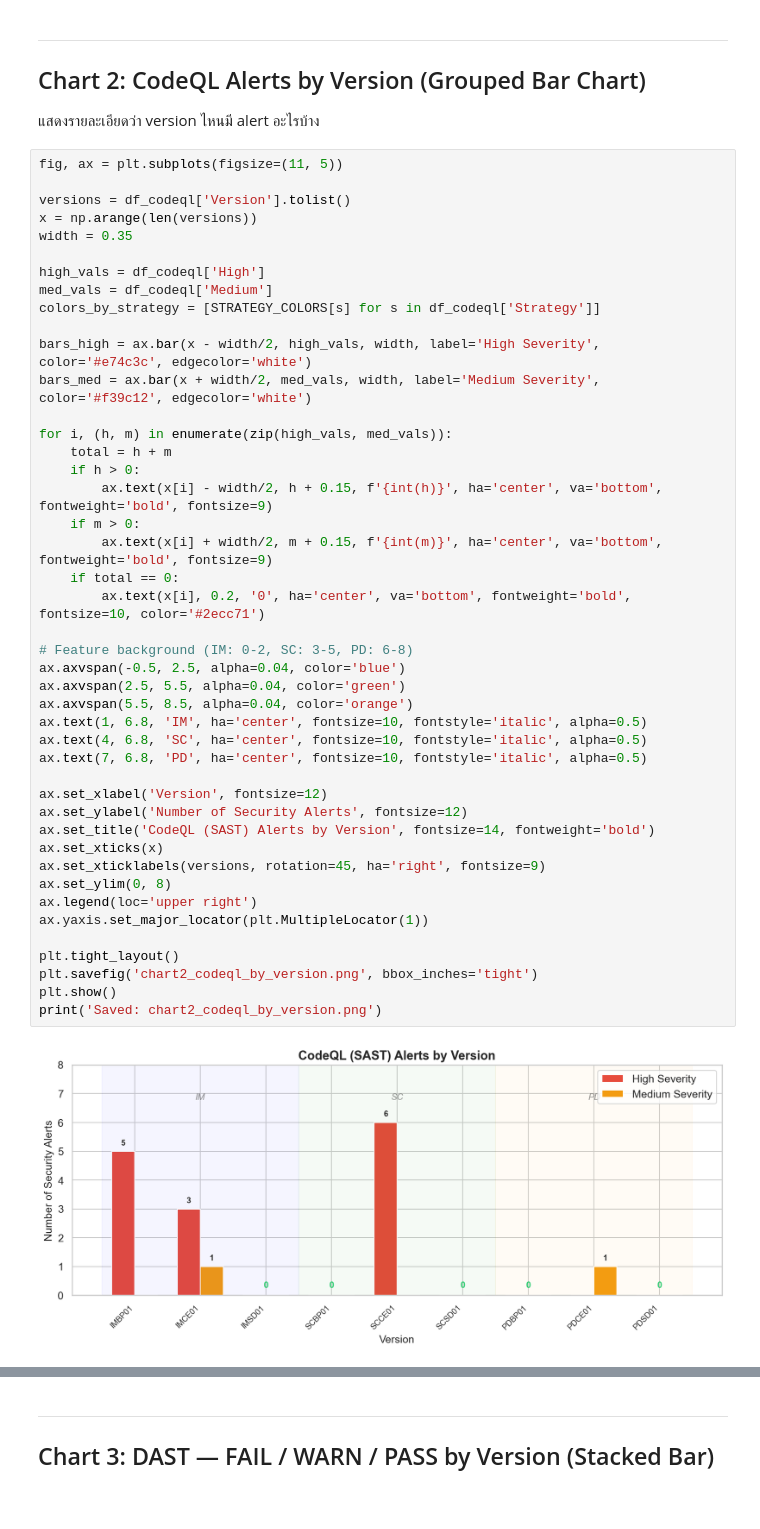
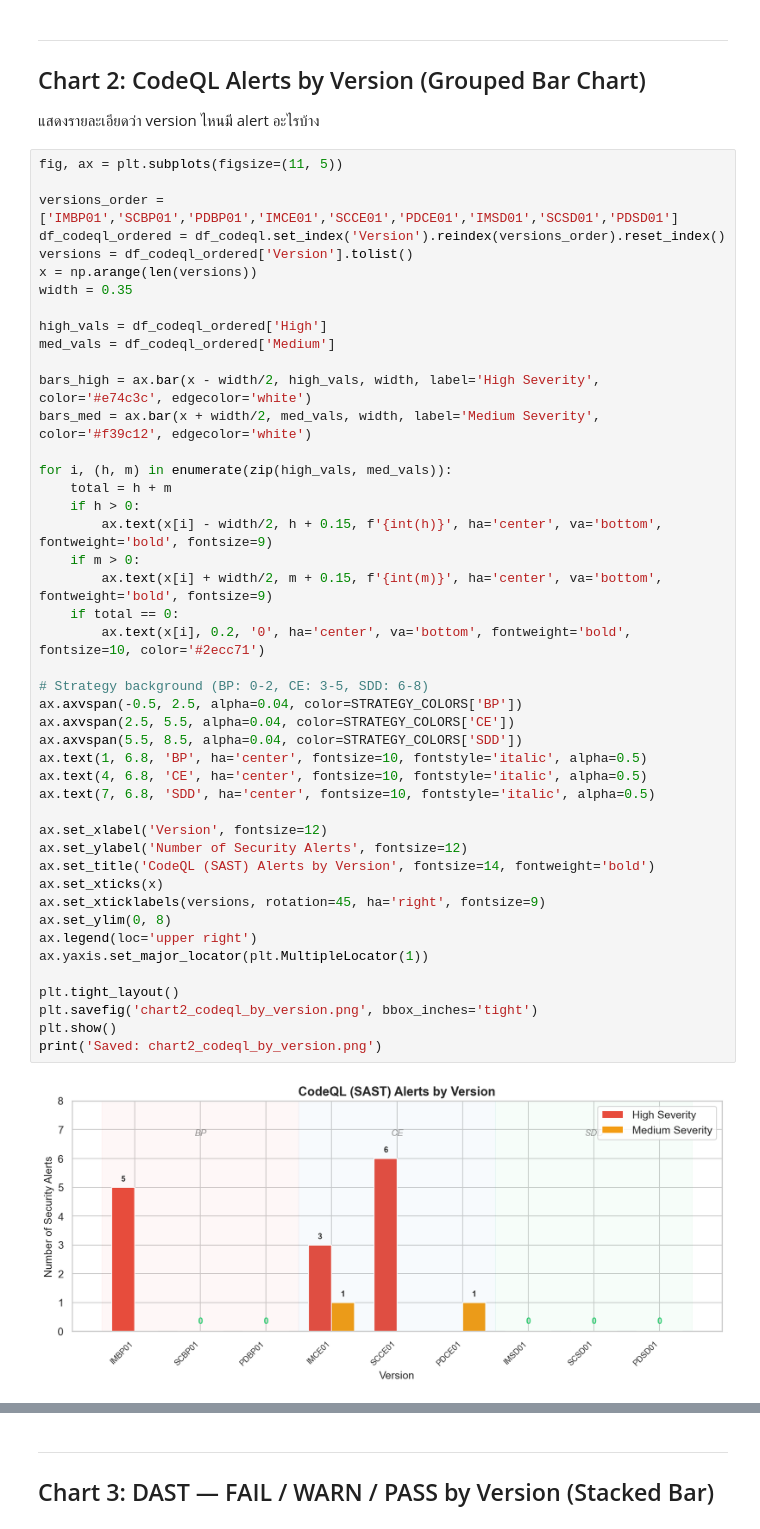
Before and after one commit to PhatchareePuangjai/chatGPT5, a Jupyter notebook: src/research_charts_executed.ipynb, the cells around one changed output, grey strips where cells are left out. Drawn from its saved outputs; the diff is of its cells as text.

```diff
--- a/src/research_charts_executed.ipynb
+++ b/src/research_charts_executed.ipynb
@@ -160,49 +160,50 @@ Saved: chart1_codeql_by_strategy.png
 # %%
 fig, ax = plt.subplots(figsize=(11, 5))
 
-versions = df_codeql['Version'].tolist()
+versions_order = ['IMBP01','SCBP01','PDBP01','IMCE01','SCCE01','PDCE01','IMSD01','SCSD01','PDSD01']
+df_codeql_ordered = df_codeql.set_index('Version').reindex(versions_order).reset_index()
+versions = df_codeql_ordered['Version'].tolist()
 x = np.arange(len(versions))
 width = 0.35
 
-high_vals = df_codeql['High']
-med_vals = df_codeql['Medium']
-colors_by_strategy = [STRATEGY_COLORS[s] for s in df_codeql['Strategy']]
+high_vals = df_codeql_ordered['High']
+med_vals = df_codeql_ordered['Medium']
 
 bars_high = ax.bar(x - width/2, high_vals, width, label='High Severity', color='#e74c3c', edgecolor='white')
 bars_med = ax.bar(x + width/2, med_vals, width, label='Medium Severity', color='#f39c12', edgecolor='white')
 
 for i, (h, m) in enumerate(zip(high_vals, med_vals)):
     total = h + m
     if h > 0:
         ax.text(x[i] - width/2, h + 0.15, f'{int(h)}', ha='center', va='bottom', fontweight='bold', fontsize=9)
     if m > 0:
         ax.text(x[i] + width/2, m + 0.15, f'{int(m)}', ha='center', va='bottom', fontweight='bold', fontsize=9)
     if total == 0:
         ax.text(x[i], 0.2, '0', ha='center', va='bottom', fontweight='bold', fontsize=10, color='#2ecc71')
 
-# Feature background (IM: 0-2, SC: 3-5, PD: 6-8)
-ax.axvspan(-0.5, 2.5, alpha=0.04, color='blue')
-ax.axvspan(2.5, 5.5, alpha=0.04, color='green')
-ax.axvspan(5.5, 8.5, alpha=0.04, color='orange')
-ax.text(1, 6.8, 'IM', ha='center', fontsize=10, fontstyle='italic', alpha=0.5)
-ax.text(4, 6.8, 'SC', ha='center', fontsize=10, fontstyle='italic', alpha=0.5)
-ax.text(7, 6.8, 'PD', ha='center', fontsize=10, fontstyle='italic', alpha=0.5)
+# Strategy background (BP: 0-2, CE: 3-5, SDD: 6-8)
+ax.axvspan(-0.5, 2.5, alpha=0.04, color=STRATEGY_COLORS['BP'])
+ax.axvspan(2.5, 5.5, alpha=0.04, color=STRATEGY_COLORS['CE'])
+ax.axvspan(5.5, 8.5, alpha=0.04, color=STRATEGY_COLORS['SDD'])
+ax.text(1, 6.8, 'BP', ha='center', fontsize=10, fontstyle='italic', alpha=0.5)
+ax.text(4, 6.8, 'CE', ha='center', fontsize=10, fontstyle='italic', alpha=0.5)
+ax.text(7, 6.8, 'SDD', ha='center', fontsize=10, fontstyle='italic', alpha=0.5)
 
 ax.set_xlabel('Version', fontsize=12)
 ax.set_ylabel('Number of Security Alerts', fontsize=12)
 ax.set_title('CodeQL (SAST) Alerts by Version', fontsize=14, fontweight='bold')
 ax.set_xticks(x)
 ax.set_xticklabels(versions, rotation=45, ha='right', fontsize=9)
 ax.set_ylim(0, 8)
 ax.legend(loc='upper right')
 ax.yaxis.set_major_locator(plt.MultipleLocator(1))
 
 plt.tight_layout()
 plt.savefig('chart2_codeql_by_version.png', bbox_inches='tight')
 plt.show()
 print('Saved: chart2_codeql_by_version.png')
 # %% [output]
-[figure, old version]
+[figure, new version]
 Saved: chart2_codeql_by_version.png
 # %% [markdown]
 ---
```
Also changed, not shown: parts of 4 cells of this notebook, 16 other files.
